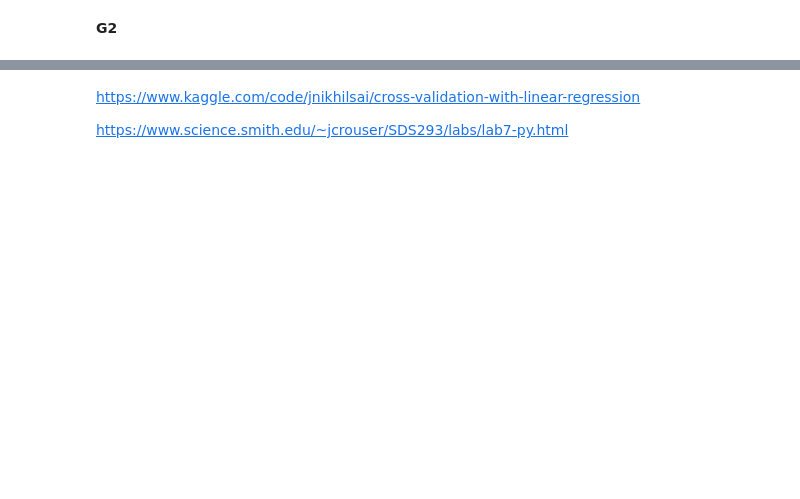
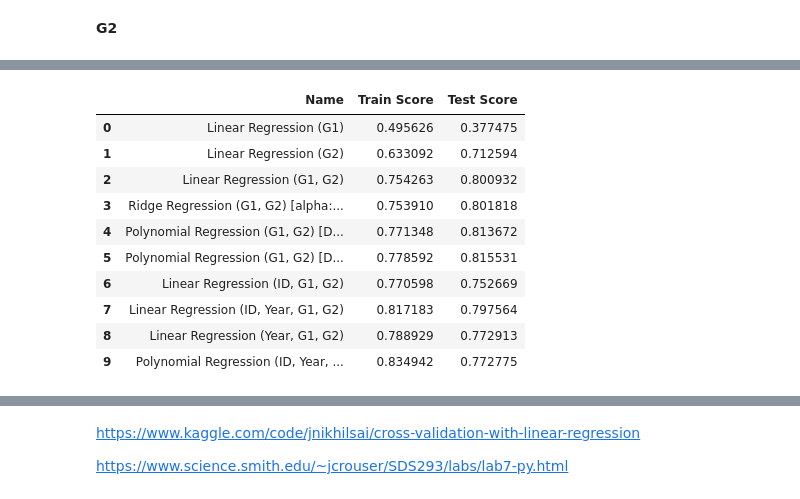
Before and after one commit to alejo1630/grades_college_analysis, a Jupyter notebook: grades.ipynb, the cells around one changed output, grey strips where cells are left out. Cells and saved outputs as stored; diff of their text form; code cells hidden in the pictures; blank space fills up the shorter version.

```diff
--- a/grades.ipynb
+++ b/grades.ipynb
@@ -823,6 +933,12 @@ y4 = df["FG"]
 x_train_4, x_test_4, y_train_4, y_test_4 = train_test_split(x4, y4, test_size = 0.2)
 
 model_4 = LinearRegression().fit(x_train_4, y_train_4)
-print(f"Train Score: {model_4.score(x_train_4, y_train_4):.3f}")
-print(f"Test Score: {model_4.score(x_test_4, y_test_4):.3f}")
+
+row_7 = {"Name" : "Linear Regression (ID, G1, G2)",
+         "Train Score" : model_4.score(x_train_4, y_train_4),
+         "Test Score" : model_4.score(x_test_4, y_test_4)}
+
+models = pd.concat([models, pd.DataFrame([row_7])], ignore_index = True)
+
+models
 # %% [output]
@@ -830,0 +983,16 @@ Test Score: 0.738
+# %%
+x6 = df[["Year", "G1","G2"]]
+y6 = df["FG"]
+
+
+x_train_6, x_test_6, y_train_6, y_test_6 = train_test_split(x6, y6, test_size = 0.2)
+
+model_6 = LinearRegression().fit(x_train_6, y_train_6)
+
+row_9 = {"Name" : "Linear Regression (Year, G1, G2)",
+         "Train Score" : model_6.score(x_train_6, y_train_6),
+         "Test Score" : model_6.score(x_test_6, y_test_6)}
+
+models = pd.concat([models, pd.DataFrame([row_9])], ignore_index = True)
+
+models
@@ -830,0 +1010,30 @@ Test Score: 0.738
+# %%
+## Degree 2
+pf_2 = PolynomialFeatures(degree = 2)
+
+x_train_pf_5 = pf_2.fit_transform(x_train_5)
+x_test_pf_5 = pf_2.fit_transform(x_test_5)
+
+poly_model_2 = LinearRegression()
+
+poly_model_2.fit(x_train_pf_5 , y_train_5)
+
+row_10 = {"Name" : "Polynomial Regression (ID, Year, G1, G2) [Degree: 2]",
+         "Train Score" : poly_model_2.score(x_train_pf_5, y_train_5),
+         "Test Score" : poly_model_2.score(x_test_pf_5, y_test_5)}
+
+models = pd.concat([models, pd.DataFrame([row_10])], ignore_index = True)
+
+models
+# %% [output]
+|  | Name | Train Score | Test Score |
+| 0 | Linear Regression (G1) | 0.495626 | 0.377475 |
+| 1 | Linear Regression (G2) | 0.633092 | 0.712594 |
+| 2 | Linear Regression (G1, G2) | 0.754263 | 0.800932 |
+| 3 | Ridge Regression (G1, G2) [alpha:... | 0.753910 | 0.801818 |
+| 4 | Polynomial Regression (G1, G2) [D... | 0.771348 | 0.813672 |
+| 5 | Polynomial Regression (G1, G2) [D... | 0.778592 | 0.815531 |
+| 6 | Linear Regression (ID, G1, G2) | 0.770598 | 0.752669 |
+| 7 | Linear Regression (ID, Year, G1, G2) | 0.817183 | 0.797564 |
+| 8 | Linear Regression (Year, G1, G2) | 0.788929 | 0.772913 |
+| 9 | Polynomial Regression (ID, Year, ... | 0.834942 | 0.772775 |
```
Also changed, not shown: parts of 25 cells of this notebook.
